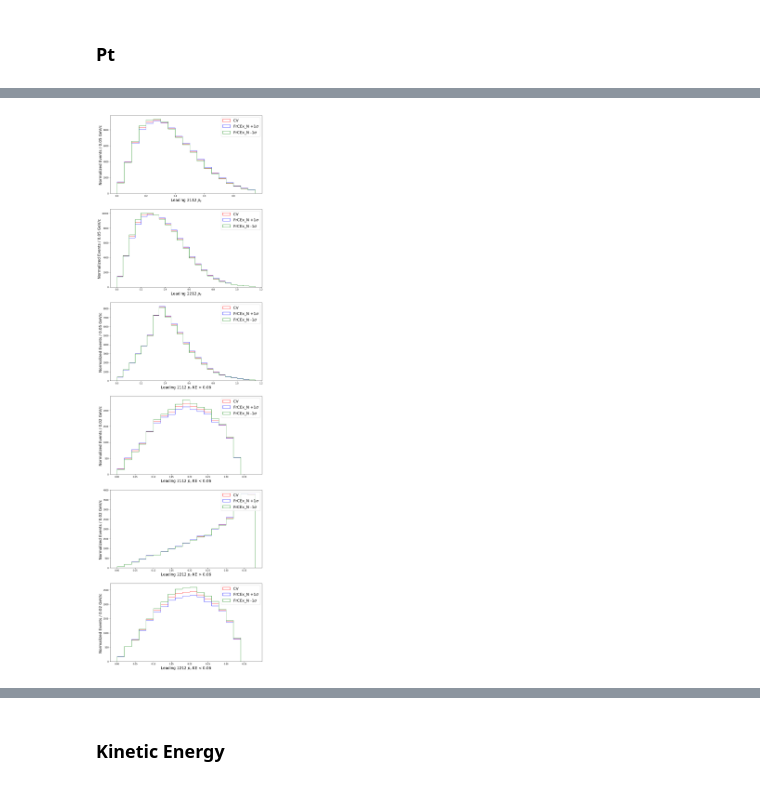
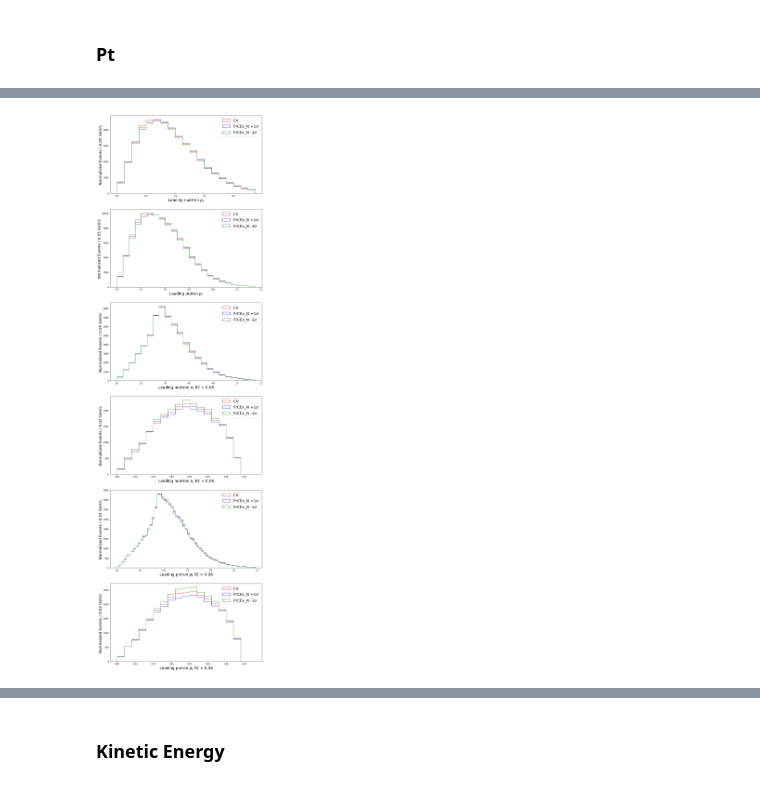
Before and after one commit to lzichi/Fermilab2021, a Jupyter notebook: Archive.ipynb, the cells around one changed output, grey strips where cells are left out. Cells and saved outputs as stored; diff of their text form; code cells hidden in the pictures.

Commit message:
Improved plots

```diff
--- a/Archive.ipynb
+++ b/Archive.ipynb
@@ -145,22 +141,27 @@ def extract_num(arr, index):
 def plot_pt(leading, thresh, subs, Bins, num, wght, sigma, norm = False):
     '''Plot Pt for all particles in leading array. Plot Pt for KE above and below threshold energy of 0.06 GeV for all
     particles in thresh array. Num is the number of plots.'''
+
+    nDict = {"-321":"Kaon-", "321":"kaon+", "-211":"pion-", "211":"pion+", "-11":"e-", "11":"e+","22":"photon",
+         "111":"pion_0", "311":"kaon_0", "2112":"nuetron", "2212":"proton", "3112":"Sigma-", "3122":"lambda", "3212":"Sigma0",
+         "3222":"Sigma+", "-311":"kaon??"}
+
     arr_plot = []
     labels = []
 
     for par in leading:
         arr = df_lep.apply(lambda x: np.sqrt(extract_num(x['px ' + str(par)], 0)**2 + extract_num(x['py ' + str(par)], 0)**2), axis = 1)
         arr_plot.append(arr)
-        labels.append('Leading '+str(par)+' $p_t$')
+        labels.append('Leading '+nDict.get(str(par))+' $p_t$')
 
     # KE cut above and below 0.06 Gev
     for par, sub, in zip (thresh, subs):
         arr_grt = df_lep.apply(lambda x: np.sqrt(extract_num(x['px ' + str(par)], 0)**2 + extract_num(x['py ' + str(par)], 0)**2) if extract_num(x['Ef ' + str(par)], 0) - sub > 0.06 else np.nan, axis = 1)
         arr_less = df_lep.apply(lambda x: np.sqrt(extract_num(x['px ' + str(par)], 0)**2 + extract_num(x['py ' + str(par)], 0)**2) if extract_num(x['Ef ' + str(par)], 0) - sub < 0.06 else np.nan, axis = 1)
         arr_plot.append(arr_grt)
-        labels.append('Leading '+str(par)+' $p_t$'+' KE > 0.06')
+        labels.append('Leading '+nDict.get(str(par))+' $p_t$'+' KE > 0.06')
         arr_plot.append(arr_less)
-        labels.append('Leading '+str(par)+' $p_t$'+' KE < 0.06')
+        labels.append('Leading '+nDict.get(str(par))+' $p_t$'+' KE < 0.06')
 
     axs = np.arange(1, num + 1, 1)
     fig, (axs) = plt.subplots(num,1, figsize=(13, num * 8))
@@ -263,7 +185,13 @@ for ax, arr, lab, bins in zip (axs, arrs, labels, Bins):
 # %%
+#################################
+########### FrCEx_N #############
+#################################
+# Pt of Leading proton and nuetron
+# Pt of Leading proton and nuetron above and below KE cut of 0.06 GeV
+
 Bins = np.array([np.arange(0,1,0.05), np.arange(0,1.2,0.05), np.arange(0,1.2,0.05),
-                 np.arange(0,0.4,0.02), np.arange(0,0.4,0.02), np.arange(0,0.4,0.02)])
+                 np.arange(0,0.4,0.02), np.arange(0,1.2,0.02), np.arange(0,0.4,0.02)])
 Subs = np.array([0.938, 0.938])
 plot_pt(np.array([2112, 2212]), np.array([2112, 2212]), Subs, Bins, 6, "FrCEx_N", 1)
 # %% [output]
-[figure, old version]
+[figure, new version]
```
Also changed, not shown: parts of 19 cells of this notebook.
